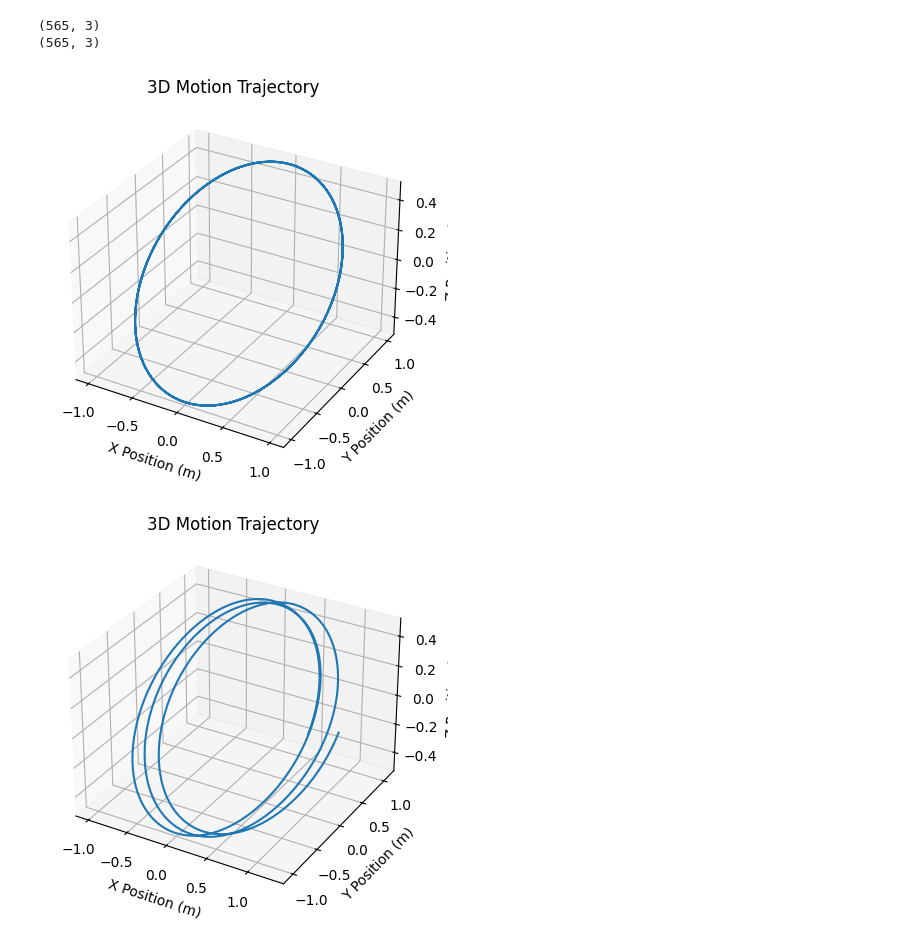
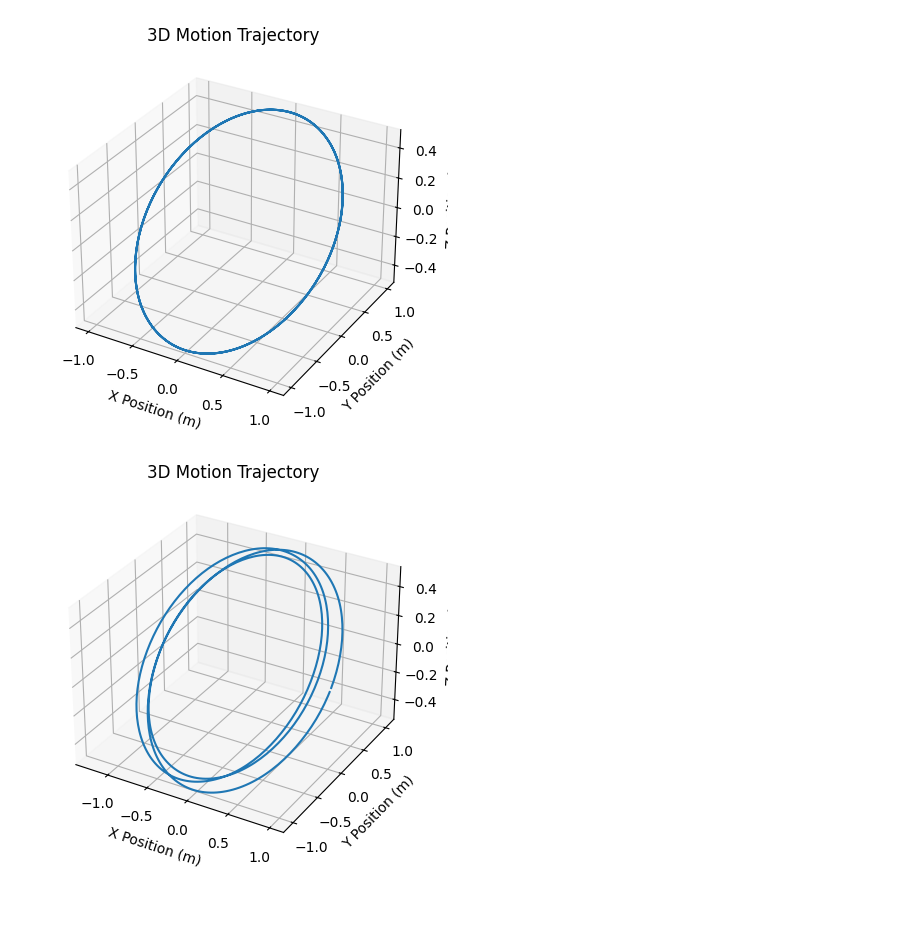
Before and after one commit to AlbrechtMaximilian/dsvs-praktikum, a Jupyter notebook: task_a.ipynb, the cells around one changed output. Drawn from its saved outputs; the diff is of its cells as text; code cells hidden in the pictures; blank space fills up the shorter version.

Commit message:
added plots for analysis

```diff
--- a/task_a.ipynb
+++ b/task_a.ipynb
@@ -26,5 +18,5 @@ plot_spectrum(t, ax, fs)
 # %%
-def calculate_trajectory(acceleration, fs):
+def calculate_trajectory(acceleration, fs, v0, p0, filtering):
     # Rechteckregel
     # H(z)=1/(1-z^-1)
     b = [1]         # coefficients for nominator
@@ -32,10 +24,11 @@ def calculate_trajectory(acceleration, fs):
 
     from scipy.signal import savgol_filter
 
-    # smooth out acceleration values
-    acceleration[:, 1] = savgol_filter(acceleration[:, 1], window_length=51, polyorder=3)
-    acceleration[:, 2] = savgol_filter(acceleration[:, 2], window_length=51, polyorder=3)
-    acceleration[:, 3] = savgol_filter(acceleration[:, 3], window_length=51, polyorder=3)
+    if filtering:
+        # smooth out acceleration values
+        acceleration[:, 1] = savgol_filter(acceleration[:, 1], window_length=21, polyorder=3)
+        acceleration[:, 2] = savgol_filter(acceleration[:, 2], window_length=21, polyorder=3)
+        acceleration[:, 3] = savgol_filter(acceleration[:, 3], window_length=21, polyorder=3)
 
     # remove bias from acceleration
     acceleration[:, 1] -= np.mean(acceleration[:, 1])
@@ -45,14 +38,15 @@ def calculate_trajectory(acceleration, fs):
     # time interval
     dt = 1 / fs
 
-    # start position for circular trajectory
-    v0 = [0, 10, 5]  # start velocity [vx0, vy0, vz0]
-    p0 = [1.0, 0, 0]  # start position [px0, py0, pz0]
-
     # first integration
     vx = lfilter(b, a, acceleration[:, 1]) * dt + v0[0]
     vy = lfilter(b, a, acceleration[:, 2]) * dt + v0[1]
     vz = lfilter(b, a, acceleration[:, 3]) * dt + v0[2]
+
+    # remove bias from velocity
+    vx -=np.mean(vx)
+    vy -=np.mean(vy)
+    vz -=np.mean(vz)
 
     # second integration
     px = lfilter(b, a, vx) * dt + p0[0]
@@ -61,4 +55,5 @@ def calculate_trajectory(acceleration, fs):
 
     position = np.vstack([px, py, pz])
     position = np.transpose(position)
+
     return position
@@ -65,14 +74,14 @@ def calculate_trajectory(acceleration, fs):
 # %%
+# circular trajectory
+# parameters
+v0 = [0, 10, 5]  # start velocity [vx0, vy0, vz0]  # irrelevant because v_mean should be 0
+p0 = [1.0, 0, 0]  # start position [px0, py0, pz0]
 fs = 300
+
 acceleration, position = generate_circle_signal(v=10, fs=fs, p=3, snr=20)
-#acceleration, position = generate_zigzag_signal(A=(0,0,0), B=(1,1,1), v=0.5, fs=100, p=2, snr=20)
-calculated_position = calculate_trajectory(acceleration, fs)
-print(position.shape)
-print(calculated_position.shape)
+calculated_position = calculate_trajectory(acceleration, fs, v0, p0, True)
 plot_trajectory(position)
 plot_trajectory(calculated_position)
 # %% [output]
-(565, 3)
-(565, 3)
 [figure]
-[figure, old version]
+[figure, new version]
```
Also changed, not shown: parts of 6 cells of this notebook.
